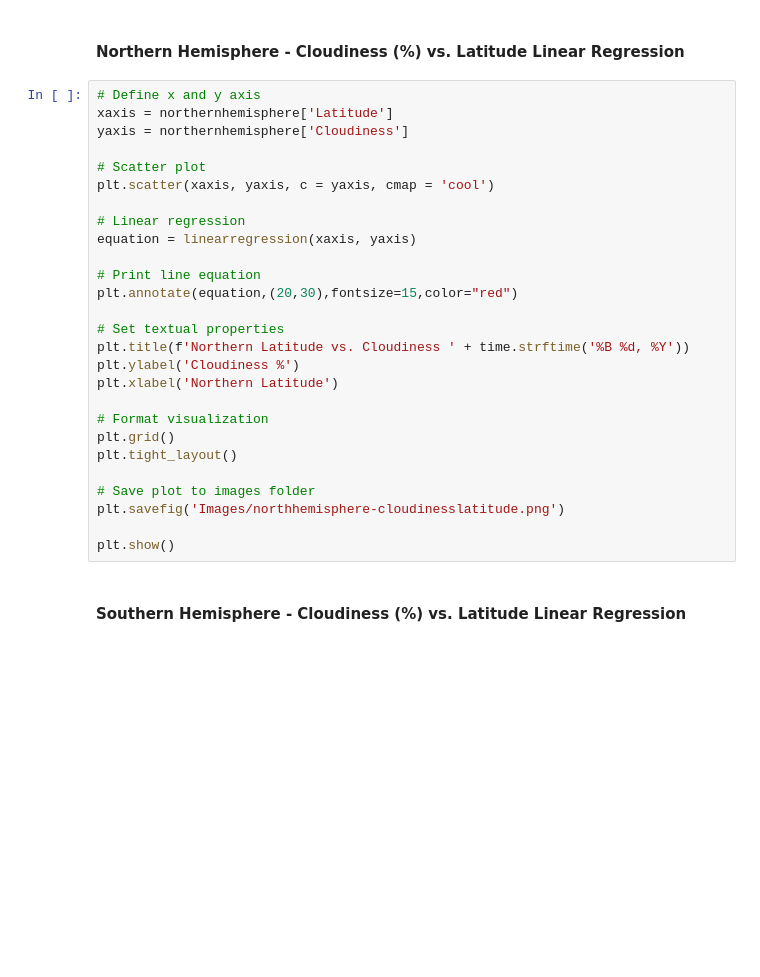
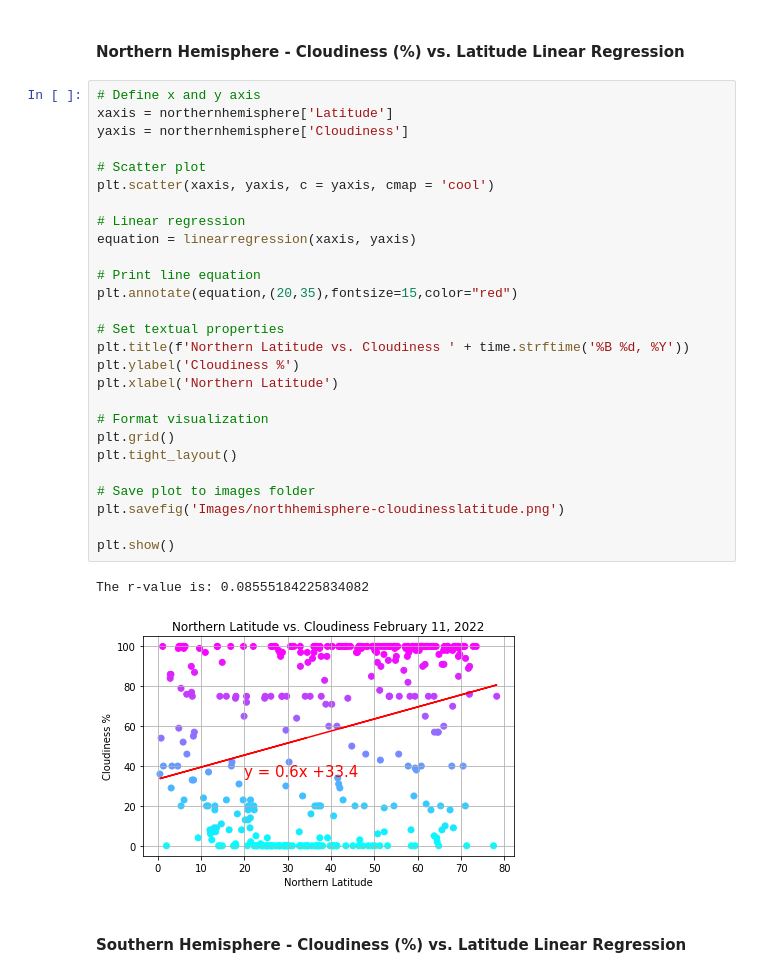
Before and after one commit to SidDas8/python-api-challenge, a Jupyter notebook: WeatherPy/WeatherPy.ipynb, the cells around one changed output. Saved outputs shown, nothing was run; the diff lists cells and outputs as text; blank space fills up the shorter version.

```diff
--- a/WeatherPy/WeatherPy.ipynb
+++ b/WeatherPy/WeatherPy.ipynb
@@ -403,30 +471,33 @@ plt.show
 # %%
 # Define x and y axis
 xaxis = northernhemisphere['Latitude']
 yaxis = northernhemisphere['Cloudiness']
 
 # Scatter plot
 plt.scatter(xaxis, yaxis, c = yaxis, cmap = 'cool')
 
 # Linear regression
 equation = linearregression(xaxis, yaxis)
 
 # Print line equation
-plt.annotate(equation,(20,30),fontsize=15,color="red")
+plt.annotate(equation,(20,35),fontsize=15,color="red")
 
 # Set textual properties
 plt.title(f'Northern Latitude vs. Cloudiness ' + time.strftime('%B %d, %Y'))
 plt.ylabel('Cloudiness %')
 plt.xlabel('Northern Latitude')
 
 # Format visualization
 plt.grid()
 plt.tight_layout()
 
 # Save plot to images folder
 plt.savefig('Images/northhemisphere-cloudinesslatitude.png')
 
 plt.show()
+# %% [output]
+The r-value is: 0.08555184225834082
+[figure, added]
 # %% [markdown]
 ####  Southern Hemisphere - Cloudiness (%) vs. Latitude Linear Regression
 # %%
```
Also changed, not shown: parts of 16 cells of this notebook, 13 other files.
